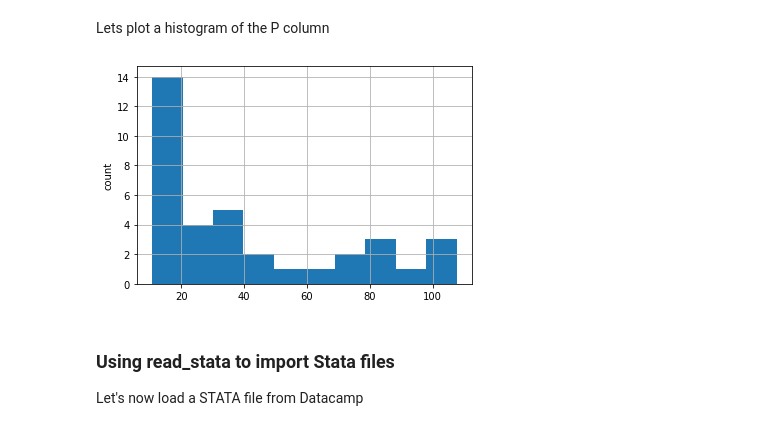
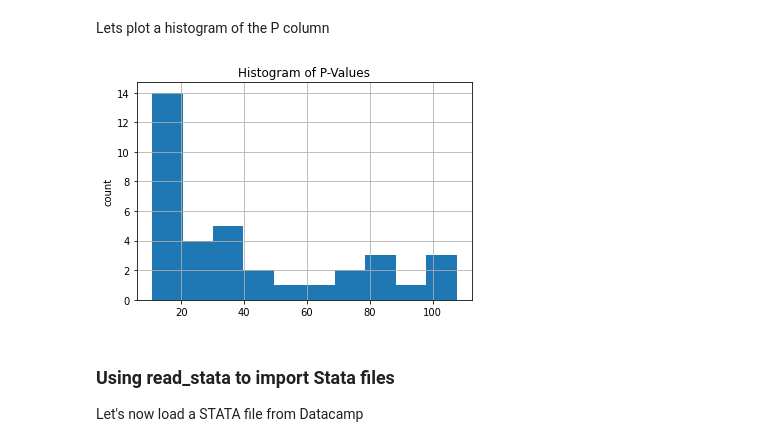
Before and after one commit to Lawrence-Krukrubo/Effective_Python, a Jupyter notebook: intro_to_importing_data_in_python.ipynb, the cells around one changed output. Cells and saved outputs as stored; diff of their text form; code cells hidden in the pictures.

```diff
--- a/intro_to_importing_data_in_python.ipynb
+++ b/intro_to_importing_data_in_python.ipynb
@@ -541,9 +536,10 @@ Lets plot a histogram of the P column
 # %%
 df_sas.P.hist()
 plt.ylabel('count')
+plt.title('Histogram of P-Values')
 plt.show()
 # %% [output]
-[figure, old version]
+[figure, new version]
 # %% [markdown]
 ### Using read_stata to import Stata files
 
```
Also changed, not shown: parts of 37 cells of this notebook.
